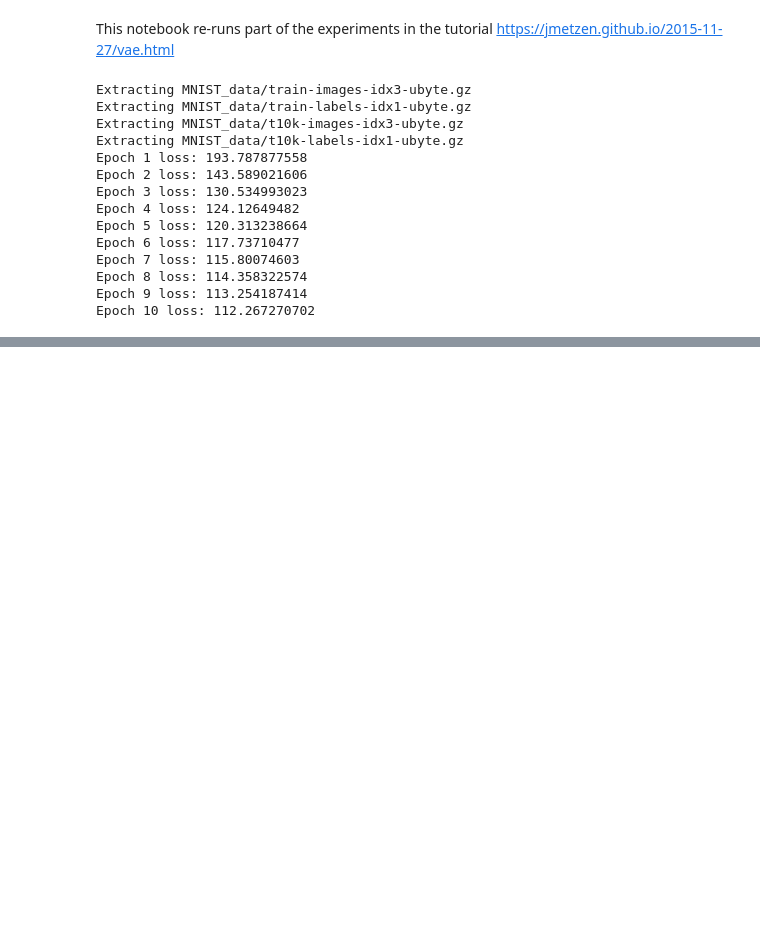
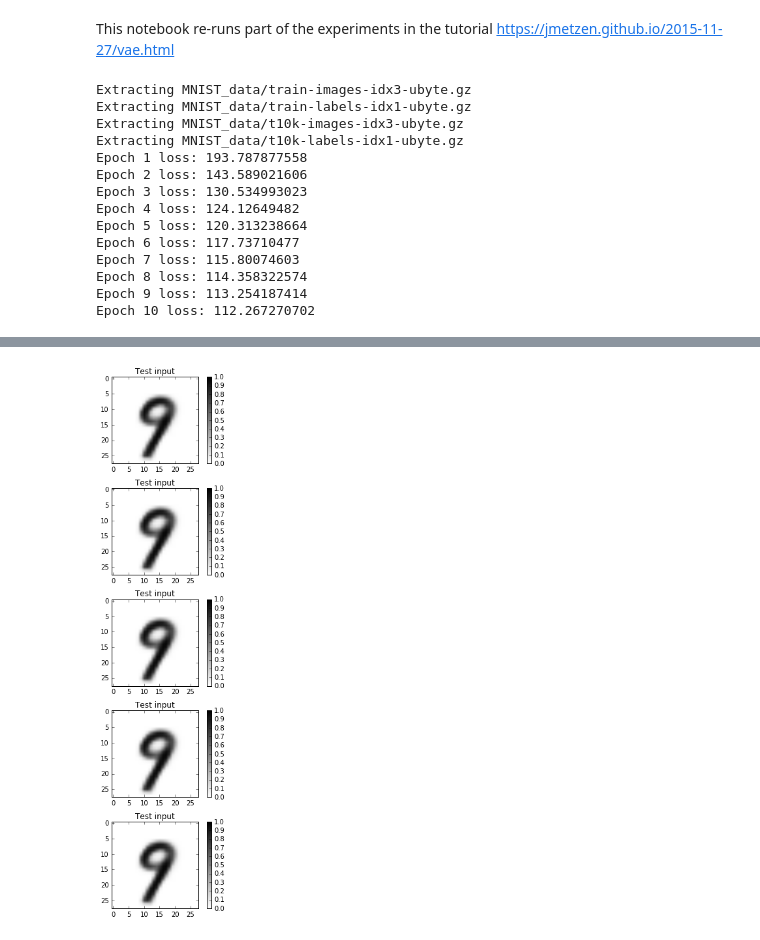
Before and after one commit to Jianbo-Lab/deep-learning-project, a Jupyter notebook: notebook/fc_vae.ipynb, the cells around one changed output, grey strips where cells are left out. Drawn from its saved outputs; the diff is of its cells as text; code cells hidden in the pictures; blank space fills up the shorter version.

Commit message:
add chengs idea

```diff
--- a/notebook/fc_vae.ipynb
+++ b/notebook/fc_vae.ipynb
@@ -51,3 +57,23 @@ plt.tight_layout()
 # %%
 sess.close()
 tf.reset_default_graph()
+# %%
+# Cheng's idea of averaging:
+sess = tf.InteractiveSession()
+build_encoder = Encoder(500)
+build_decoder = Decoder(500)
+model = Variational_Autoencoder(sess, build_encoder, build_decoder, batch_size = 100,z_dim = 20,img_dim = 784,dataset = 'mnist',
+                              learning_rate = 0.001, num_epochs = 10, load=True,
+                            load_file = "checkpoints/fcvae_checkpoint_lr_0.000743280879724_hidden_dim_500_z_dim_20-29")
+generated_images = model.generate(10,chengidea = True,cheng_perturb = 1e-10)
+
+plt.figure(figsize=(8, 12))
+for i in range(5):
+    plt.subplot(5, 2, 2*i + 1)
+    #plt.imshow(generated_images[i].reshape(28, 28), vmin=0, vmax=1) # color
+    plt.imshow(generated_images[i].reshape(28, 28), cmap = 'gray_r', vmin=0, vmax=1) # grayscale
+    plt.title("Test input")
+    plt.colorbar()
+plt.tight_layout()
+# %% [output]
+[figure, added]
```
Also changed, not shown: parts of 2 cells of this notebook, 1 other file.
